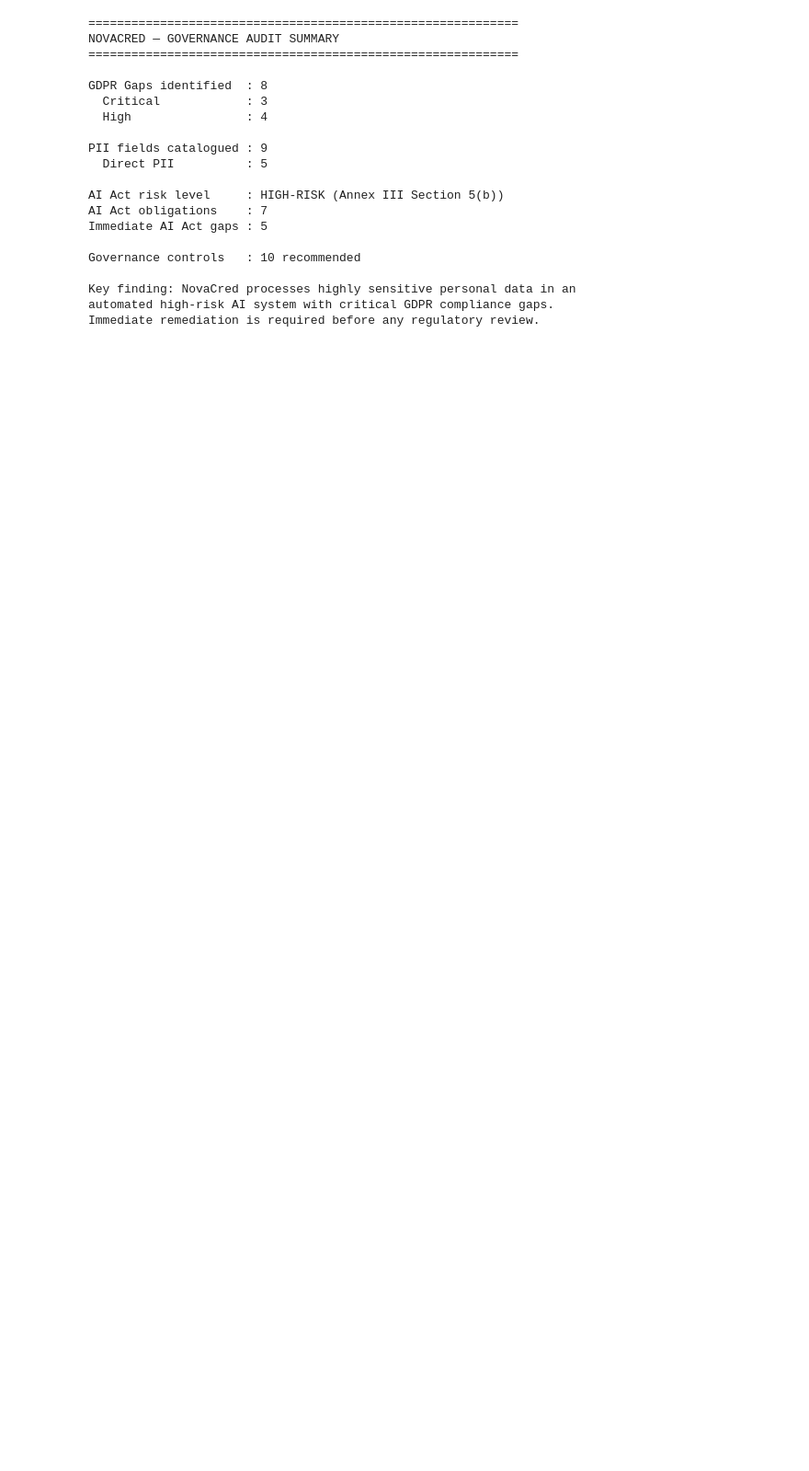
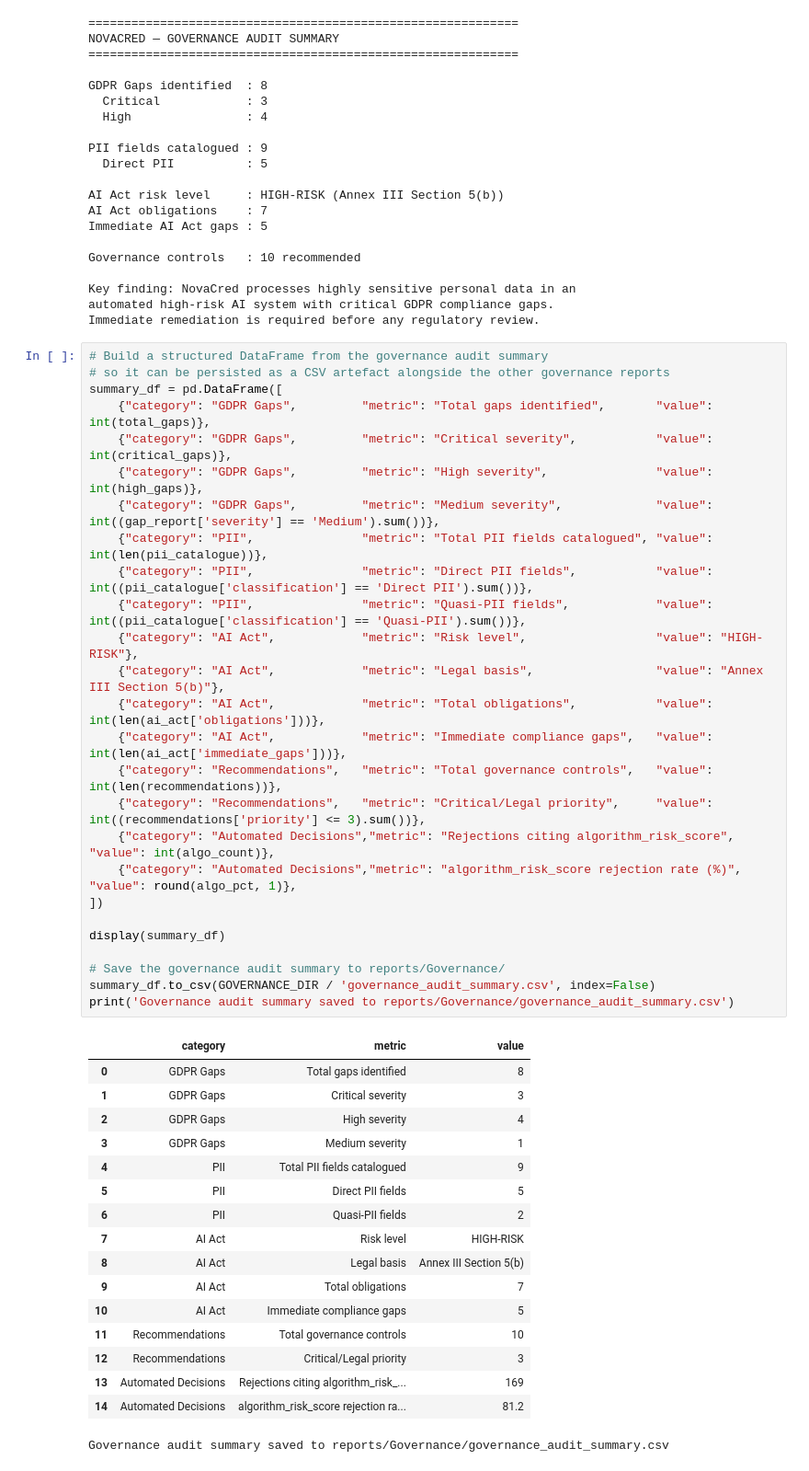
Before and after one commit to msusanrocha/DEGO_Project_Group03, a Jupyter notebook: notebooks/03-privacy-demo.ipynb, the cells around one changed output. Shown at 92% size. Saved outputs shown, nothing was run; the diff lists cells and outputs as text; blank space fills up the shorter version.

```diff
--- a/notebooks/03-privacy-demo.ipynb
+++ b/notebooks/03-privacy-demo.ipynb
@@ -632,3 +817,47 @@ Governance controls   : 10 recommended
 Key finding: NovaCred processes highly sensitive personal data in an
 automated high-risk AI system with critical GDPR compliance gaps.
 Immediate remediation is required before any regulatory review.
+# %%
+# Build a structured DataFrame from the governance audit summary
+# so it can be persisted as a CSV artefact alongside the other governance reports
+summary_df = pd.DataFrame([
+    {"category": "GDPR Gaps",         "metric": "Total gaps identified",       "value": int(total_gaps)},
+    {"category": "GDPR Gaps",         "metric": "Critical severity",           "value": int(critical_gaps)},
+    {"category": "GDPR Gaps",         "metric": "High severity",               "value": int(high_gaps)},
+    {"category": "GDPR Gaps",         "metric": "Medium severity",             "value": int((gap_report['severity'] == 'Medium').sum())},
+    {"category": "PII",               "metric": "Total PII fields catalogued", "value": int(len(pii_catalogue))},
+    {"category": "PII",               "metric": "Direct PII fields",           "value": int((pii_catalogue['classification'] == 'Direct PII').sum())},
+    {"category": "PII",               "metric": "Quasi-PII fields",            "value": int((pii_catalogue['classification'] == 'Quasi-PII').sum())},
+    {"category": "AI Act",            "metric": "Risk level",                  "value": "HIGH-RISK"},
+    {"category": "AI Act",            "metric": "Legal basis",                 "value": "Annex III Section 5(b)"},
+    {"category": "AI Act",            "metric": "Total obligations",           "value": int(len(ai_act['obligations']))},
+    {"category": "AI Act",            "metric": "Immediate compliance gaps",   "value": int(len(ai_act['immediate_gaps']))},
+    {"category": "Recommendations",   "metric": "Total governance controls",   "value": int(len(recommendations))},
+    {"category": "Recommendations",   "metric": "Critical/Legal priority",     "value": int((recommendations['priority'] <= 3).sum())},
+    {"category": "Automated Decisions","metric": "Rejections citing algorithm_risk_score", "value": int(algo_count)},
+    {"category": "Automated Decisions","metric": "algorithm_risk_score rejection rate (%)", "value": round(algo_pct, 1)},
+])
+
+display(summary_df)
+
+# Save the governance audit summary to reports/Governance/
+summary_df.to_csv(GOVERNANCE_DIR / 'governance_audit_summary.csv', index=False)
+print('Governance audit summary saved to reports/Governance/governance_audit_summary.csv')
+# %% [output]
+|  | category | metric | value |
+| 0 | GDPR Gaps | Total gaps identified | 8 |
+| 1 | GDPR Gaps | Critical severity | 3 |
+| 2 | GDPR Gaps | High severity | 4 |
+| 3 | GDPR Gaps | Medium severity | 1 |
+| 4 | PII | Total PII fields catalogued | 9 |
+| 5 | PII | Direct PII fields | 5 |
+| 6 | PII | Quasi-PII fields | 2 |
+| 7 | AI Act | Risk level | HIGH-RISK |
+| 8 | AI Act | Legal basis | Annex III Section 5(b) |
+| 9 | AI Act | Total obligations | 7 |
+| 10 | AI Act | Immediate compliance gaps | 5 |
+| 11 | Recommendations | Total governance controls | 10 |
+| 12 | Recommendations | Critical/Legal priority | 3 |
+| 13 | Automated Decisions | Rejections citing algorithm_risk_... | 169 |
+| 14 | Automated Decisions | algorithm_risk_score rejection ra... | 81.2 |
+Governance audit summary saved to reports/Governance/governance_audit_summary.csv
```
Also changed, not shown: parts of 17 cells of this notebook, 1 other file.
